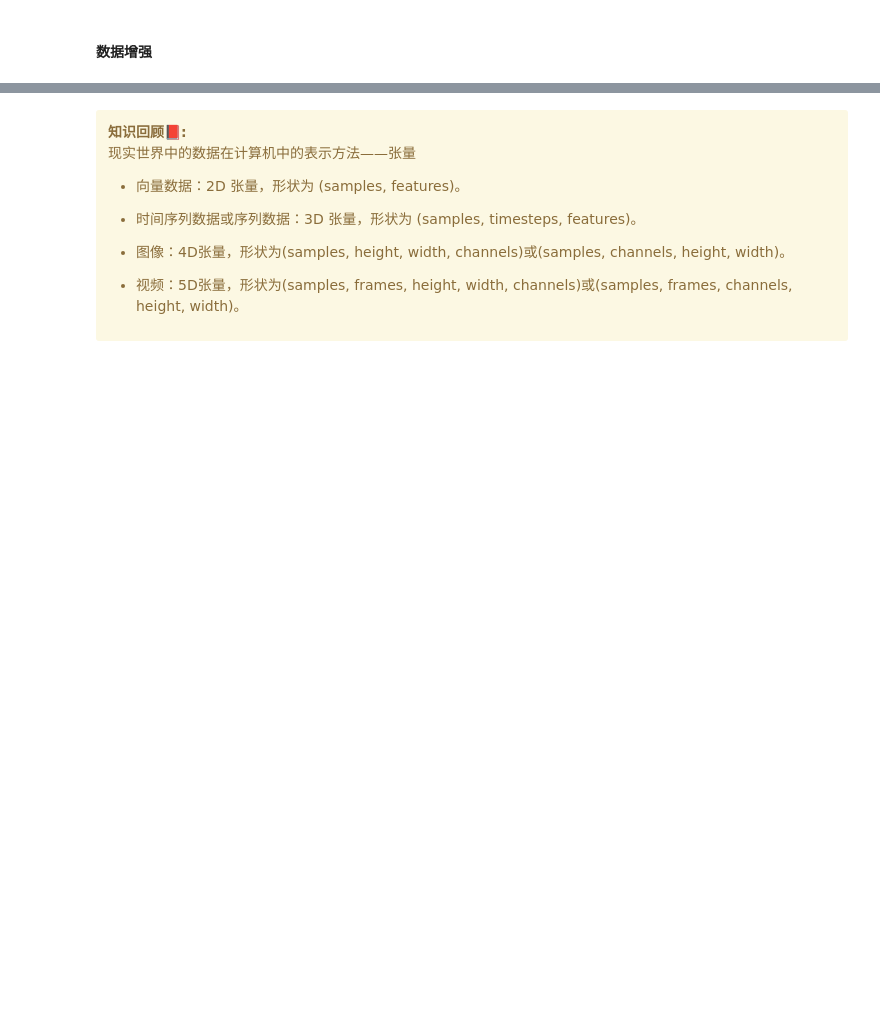
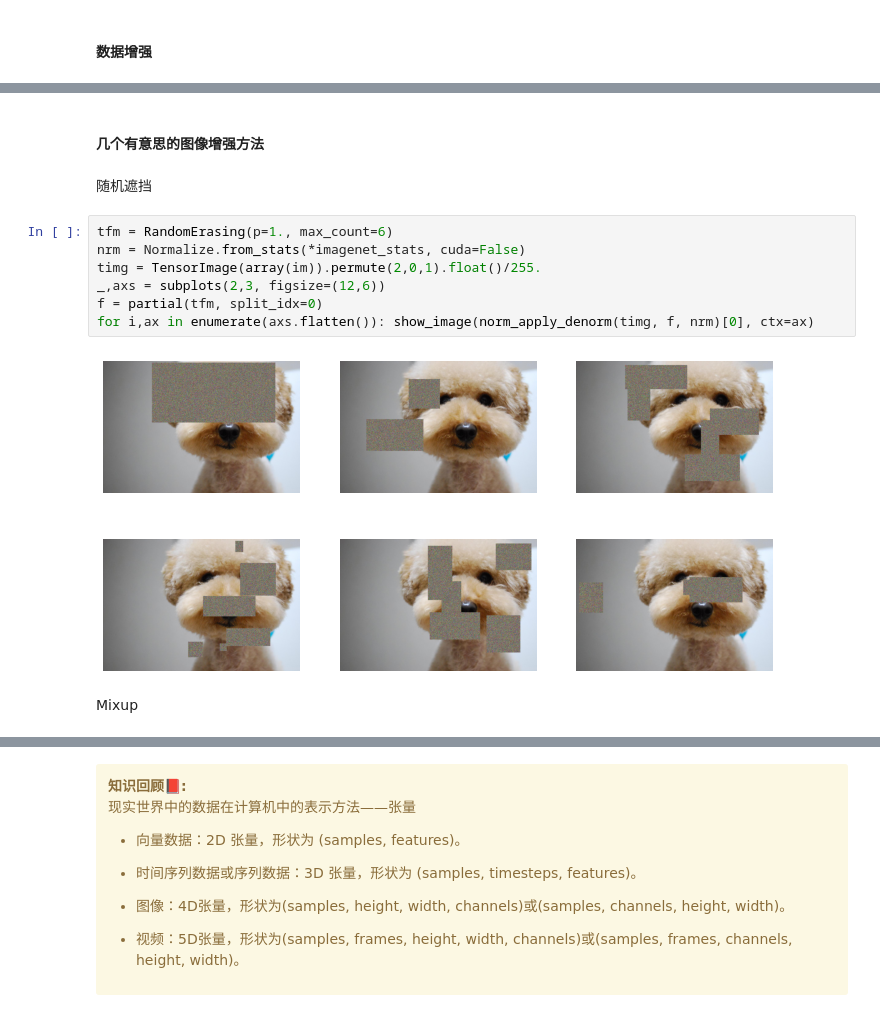
Before and after one commit to ddebby/First_AI_Project, a Jupyter notebook: 01.lab_your_first_ai_project.ipynb, the cells around one changed output, grey strips where cells are left out. Drawn from its saved outputs; the diff is of its cells as text; blank space fills up the shorter version.

```diff
--- a/01.lab_your_first_ai_project.ipynb
+++ b/01.lab_your_first_ai_project.ipynb
@@ -286,0 +336,15 @@ dls.train.show_batch(max_n=8, nrows=2, unique=True)
+# %% [markdown]
+#### 几个有意思的图像增强方法
+# %% [markdown]
+随机遮挡
+# %%
+tfm = RandomErasing(p=1., max_count=6)
+nrm = Normalize.from_stats(*imagenet_stats, cuda=False)
+timg = TensorImage(array(im)).permute(2,0,1).float()/255.
+_,axs = subplots(2,3, figsize=(12,6))
+f = partial(tfm, split_idx=0)
+for i,ax in enumerate(axs.flatten()): show_image(norm_apply_denorm(timg, f, nrm)[0], ctx=ax)
+# %% [output]
+[figure, added]
+# %% [markdown]
+Mixup
```
Also changed, not shown: parts of 74 cells of this notebook, 6 other files.
